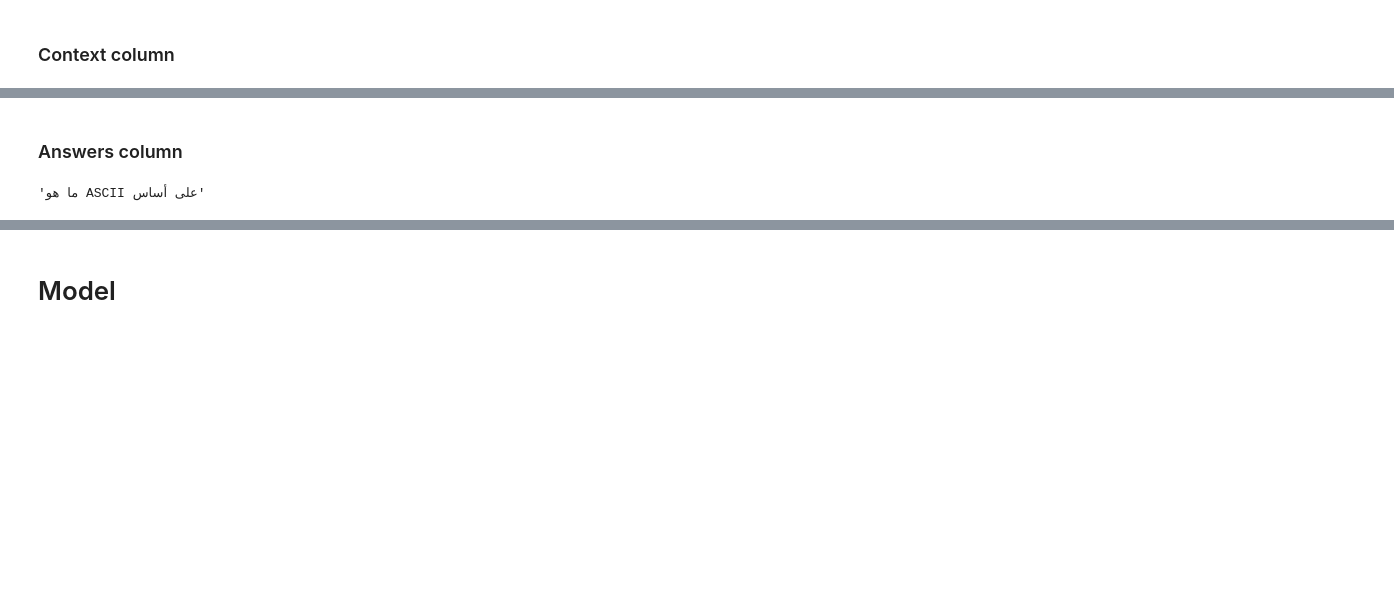
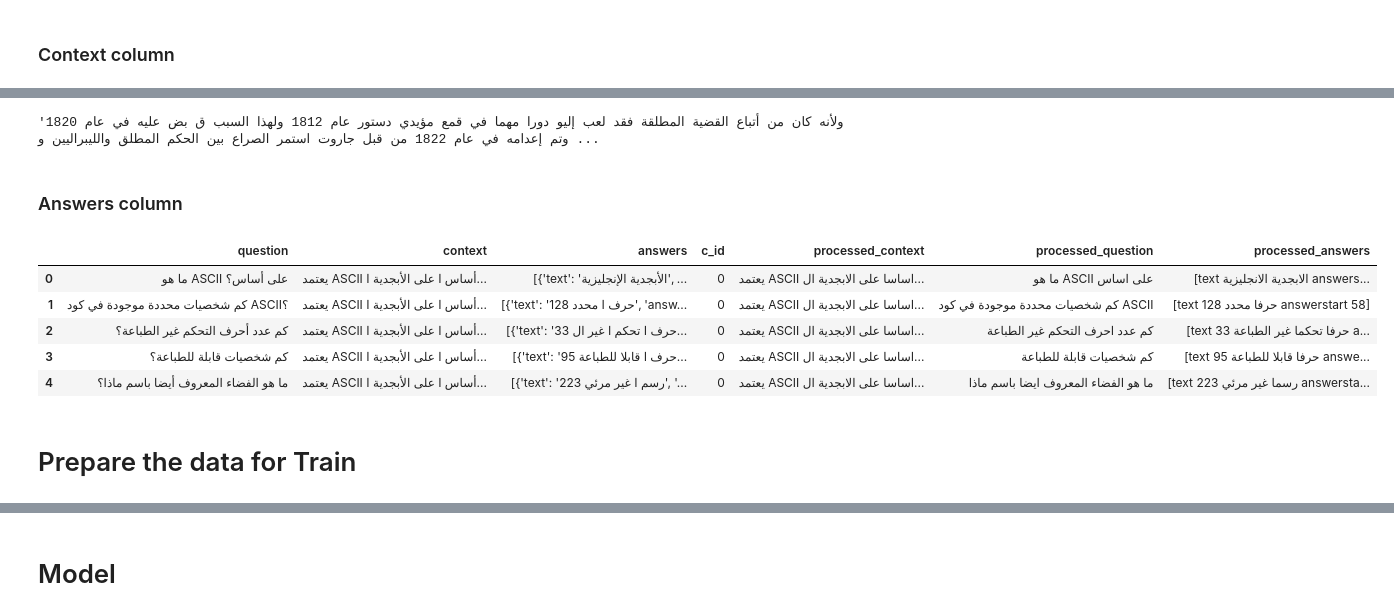
Before and after one commit to Mohammed2372/Arabic-Question-Generation, a Jupyter notebook: test_notebook.ipynb, the cells around one changed output, grey strips where cells are left out. Cells and saved outputs as stored; diff of their text form; code cells hidden in the pictures; blank space fills up the shorter version.

```diff
--- a/test_notebook.ipynb
+++ b/test_notebook.ipynb
@@ -374,0 +450,3 @@ df_squad['context'][df_squad['c_id'] == 22].tolist()
+# %%
+# remove punctuation from words
+df_squad['processed_context'] = df_squad['processed_context'].apply(remove_punk)
@@ -375,10 +458,25 @@ df_squad['context'][df_squad['c_id'] == 22].tolist()
+# %%
+# remove Alef variation from contexts
+df_squad['processed_context'] = df_squad['processed_context'].apply(remove_alef_variations)
+# %%
+df_squad['processed_context'][df_squad['c_id'] == 543].tolist()[0]
+# %% [output]
+'ولأنه كان من أتباع القضية المطلقة فقد لعب إليو دورا مهما في قمع مؤيدي دستور عام 1812 ولهذا السبب ق بض عليه في عام 1820 وتم إعدامه في عام 1822 من قبل جاروت استمر الصراع بين الحكم المطلق والليبراليين و ...
 # %%
 unique_contexts_df = pd.DataFrame(df_squad['context'].unique().tolist(), columns=["unique context"])
 unique_contexts_df.to_csv("unique_context.csv", index=False, header=True)
 # %% [markdown]
 ### Answers column
-# %%
-df_squad.loc[0, 'question'] = df_squad['question'][0].replace('؟', '')
-df_squad['question'][0]
-# %% [output]
-'ما هو ASCII على أساس'
+# %%
+df_squad['processed_answers'] = df_squad['answers'].apply(remove_diacritics).apply(fix_arabic_spacing).apply(remove_extra_spaces).apply(remove_punk).apply(remove_alef_variations)
+# %%
+df_squad.head()
+# %% [output]
+|  | question | context | answers | c_id | processed_context | processed_question | processed_answers |
+| 0 | ما هو ASCII على أساس؟ | يعتمد ASCII أساس ا على الأبجدية ا... | [{'text': 'الأبجدية الإنجليزية', ... | 0 | يعتمد ASCII اساسا على الابجدية ال... | ما هو ASCII على اساس | [text الابجدية الانجليزية answers... |
+| 1 | كم شخصيات محددة موجودة في كود ASCII؟ | يعتمد ASCII أساس ا على الأبجدية ا... | [{'text': '128 حرف ا محدد', 'answ... | 0 | يعتمد ASCII اساسا على الابجدية ال... | كم شخصيات محددة موجودة في كود ASCII | [text 128 حرفا محدد answerstart 58] |
+| 2 | كم عدد أحرف التحكم غير الطباعة؟ | يعتمد ASCII أساس ا على الأبجدية ا... | [{'text': '33 حرف ا تحكم ا غير ال... | 0 | يعتمد ASCII اساسا على الابجدية ال... | كم عدد احرف التحكم غير الطباعة | [text 33 حرفا تحكما غير الطباعة a... |
+| 3 | كم شخصيات قابلة للطباعة؟ | يعتمد ASCII أساس ا على الأبجدية ا... | [{'text': '95 حرف ا قابلا للطباعة... | 0 | يعتمد ASCII اساسا على الابجدية ال... | كم شخصيات قابلة للطباعة | [text 95 حرفا قابلا للطباعة answe... |
+| 4 | ما هو الفضاء المعروف أيضا باسم ماذا؟ | يعتمد ASCII أساس ا على الأبجدية ا... | [{'text': 'رسم ا غير مرئي 223', '... | 0 | يعتمد ASCII اساسا على الابجدية ال... | ما هو الفضاء المعروف ايضا باسم ماذا | [text رسما غير مرئي 223 answersta... |
+# %% [markdown]
+# Prepare the data for Train
```
Also changed, not shown: parts of 39 cells of this notebook, 1 other file.
